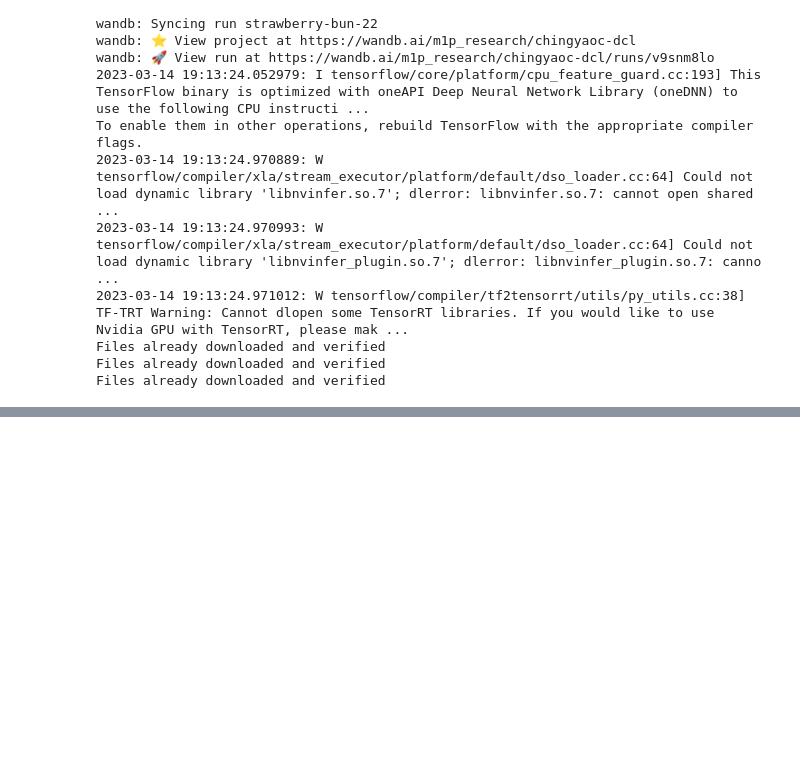
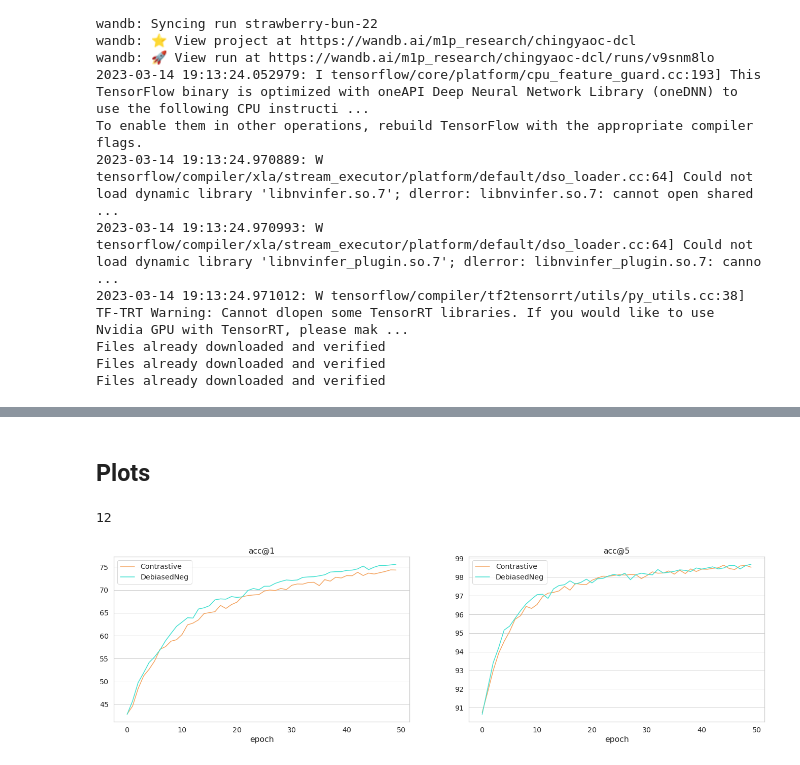
Before and after one commit to intsystems/2023-Project-123, a Jupyter notebook: code/experiments.ipynb, the cells around one changed output, grey strips where cells are left out. Saved outputs shown, nothing was run; the diff lists cells and outputs as text; code cells hidden in the pictures; blank space fills up the shorter version.

```diff
--- a/code/experiments.ipynb
+++ b/code/experiments.ipynb
@@ -3,9 +3,6 @@
 # %%
 !pip install wandb
 # %%
-import argparse
-import torch
-
 import datasets
 import linear
 import loss
@@ -13,21 +10,14 @@ import main
 import model
 import utils
 
-import glob
-import json
-import shutil
-import sys
-
-print(sys.version_info)
 import os
-
 os.environ["WANDB_CONSOLE"] = "off"
-import uuid
 
 import matplotlib.pyplot as plt
 import pandas as pd
 import wandb
-from tqdm.auto import tqdm
 import numpy as np
+import seaborn as sns
+sns.set(palette="Set2", font_scale=1.3)
 # %% [output]
 sys.version_info(major=3, minor=9, micro=16, releaselevel='final', serial=0)
@@ -140,0 +394,35 @@ Files already downloaded and verified
+# %% [markdown]
+## Plots
+# %%
+colors_map = {"DebiasedPos": "lightcoral", "DebiasedNeg": "turquoise", "Contrastive": "sandybrown"}
+biased, debiasedneg, debiasedpos = [], [], []
+biased.append(pd.read_csv("/content/biased.csv")["cifar10-resnet18-biased - acc1"])
+biased.append(pd.read_csv("/content/biased5.csv")["cifar10-resnet18-biased - acc5"])
+debiasedneg.append(pd.read_csv("/content/debiasedneg.csv")["cifar10-resnet18-debiasedNeg - acc1"])
+debiasedneg.append(pd.read_csv("/content/debiasedneg5.csv")["cifar10-resnet18-debiasedNeg - acc5"])
+debiasedpos.append(pd.read_csv("/content/debiasedpos.csv")["cifar10-resnet18-debiasedPos - acc1"])
+debiasedpos.append(pd.read_csv("/content/debiasedpos5.csv")["cifar10-resnet18-debiasedPos - acc5"])
+runs = api.runs("chingyaoc-dcl")
+df = pd.DataFrame.from_records([r.config for r in runs])
+len(runs)
+# %% [output]
+12
+# %%
+# base
+sns.set_style("whitegrid")
+names = ["Contrastive", "DebiasedNeg", "DebiasedPos"]
+
+fig, (ax1, ax2) = plt.subplots(1, 2, figsize=(23, 6))
+for i, (ax, metric) in enumerate(zip([ax1, ax2], ["acc1", "acc5"])):
+    ax.plot(biased[i], color=colors_map[names[0]], label=names[0])
+    ax.plot(debiasedneg[i], color=colors_map[names[1]], label=names[1])
+    ax.legend()
+    ax.set_xlabel("epoch")
+    ax.grid(axis = "x")
+ax1.set_title("acc@1")
+ax2.set_title("acc@5")
+# plt.suptitle("Accuracy with dropped FN", y=0.95)
+plt.savefig("plots/base.png", bbox_inches="tight")
+plt.show()
+# %% [output]
+[figure, added]
```
Also changed, not shown: parts of 22 cells of this notebook, 8 other files.
